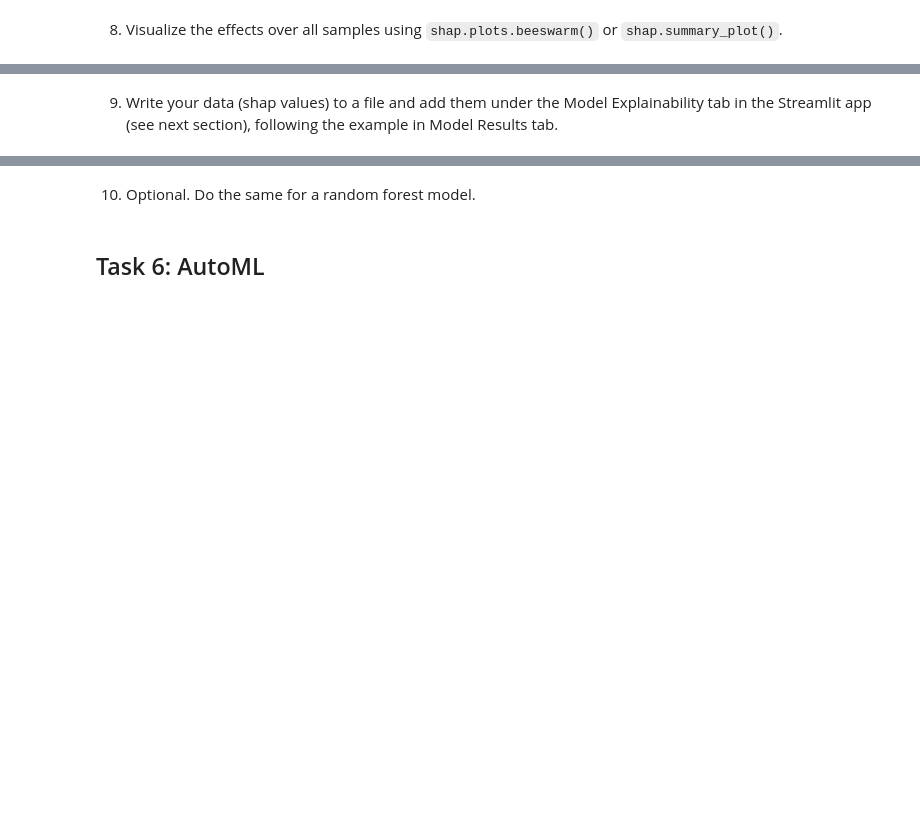
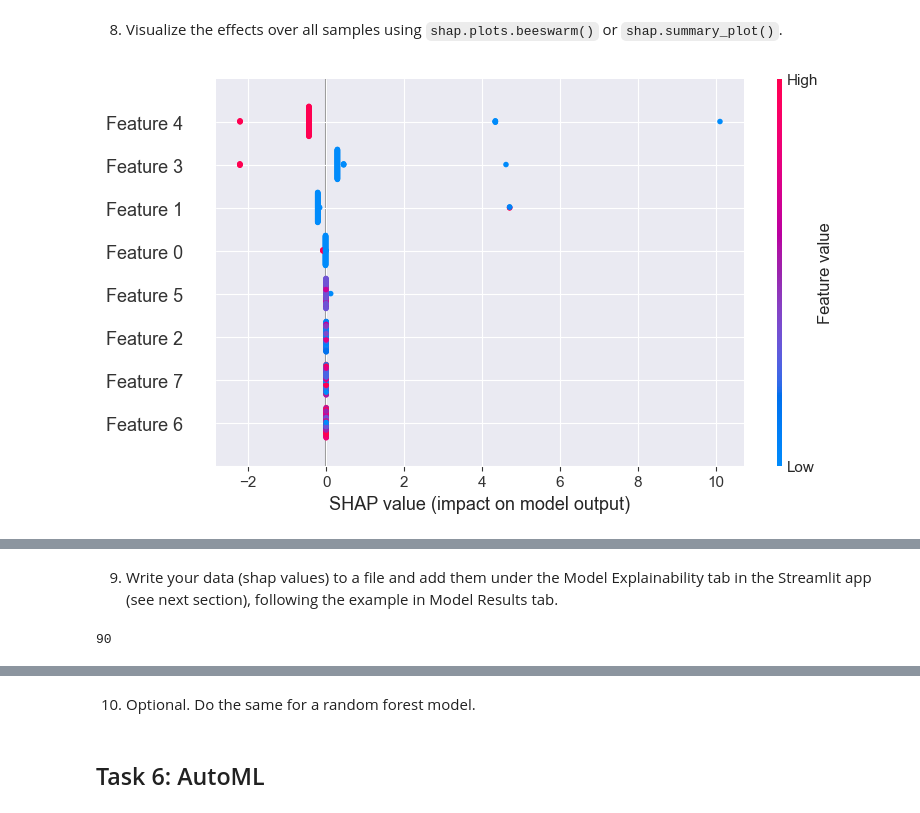
Before and after one commit to happykygo/FourthBrain, a Jupyter notebook: week-06-supervised-ml/nb/electronics-purchase-prediction.ipynb, the cells around one changed output, grey strips where cells are left out. Saved outputs shown, nothing was run; the diff lists cells and outputs as text; code cells hidden in the pictures; blank space fills up the shorter version.

```diff
--- a/week-06-supervised-ml/nb/electronics-purchase-prediction.ipynb
+++ b/week-06-supervised-ml/nb/electronics-purchase-prediction.ipynb
@@ -266,6 +276,6 @@ X_test_reduced = None # YOUR CODE HERE
 # %%
 from sklearn.preprocessing import MinMaxScaler
 
-scaler = None # YOUR CODE HERE
-X_train_reduced = None # YOUR CODE HERE
-X_test_reduced = None # YOUR CODE HERE
+scaler = MinMaxScaler()
+X_train_reduced = scaler.fit_transform(X_train_reduced)
+X_test_reduced = scaler.fit_transform(X_test_reduced)
@@ -315,6 +349,6 @@ print(confusion_matrix(y_test, lr_pred))
     Again, remember to account for the class imbalance.
 # %%
 %%time
-svm_model = None # YOUR CODE HERE
+svm_model = LinearSVC(random_state=0, class_weight='balanced')
 svm_model.fit(X_train_reduced, y_train)
 svm_pred = svm_model.predict(X_test_reduced)
@@ -396,0 +501,21 @@ shap_values = None # YOUR CODE HERE
+# %%
+# start from small dataset
+# todo - switch to all data in X
+np.random.seed(123)
+subset_size = 100 # X_test_reduced.shape[0]
+idx = np.random.randint(X_test_reduced.shape[0], size=subset_size)
+X_test_reduced_subset = X_test_reduced[idx, ]
+# %%
+%%time
+plt.close()
+#instantiate shap explainer
+gbt_explainer = shap.Explainer(gbt_model)
+gbt_shap_values = gbt_explainer.shap_values(X_test_reduced_subset)
+#plot and save global explanation
+shap.summary_plot(gbt_shap_values, X_test_reduced_subset, show=False)
+plt.savefig('../dat/gbt_global.png')    #save gbt_global plot fig
+plt.close()
+
+shap.summary_plot(gbt_shap_values, X_test_reduced_subset, title='GBT_Global')
+# %% [output]
+[figure, added]
@@ -397,2 +524,8 @@ shap_values = None # YOUR CODE HERE
 # %% [markdown]
 9. Write your data (shap values) to a file and add them under the Model Explainability tab in the Streamlit app (see next section), following the example in Model Results tab.
+# %%
+import random
+rand_sample = random.randint(0, 99) #X_test_reduced.shape[0]-1
+print(rand_sample)
+# %% [output]
+90
```
Also changed, not shown: parts of 62 cells of this notebook, 10 other files.
